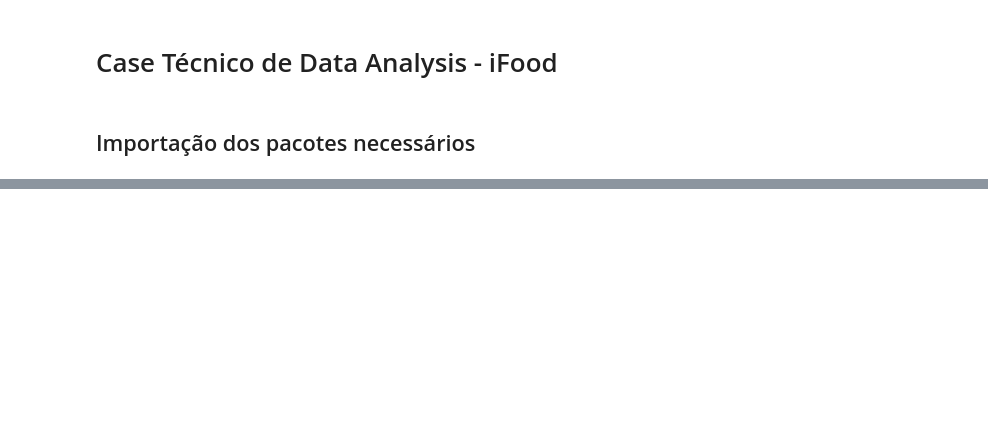
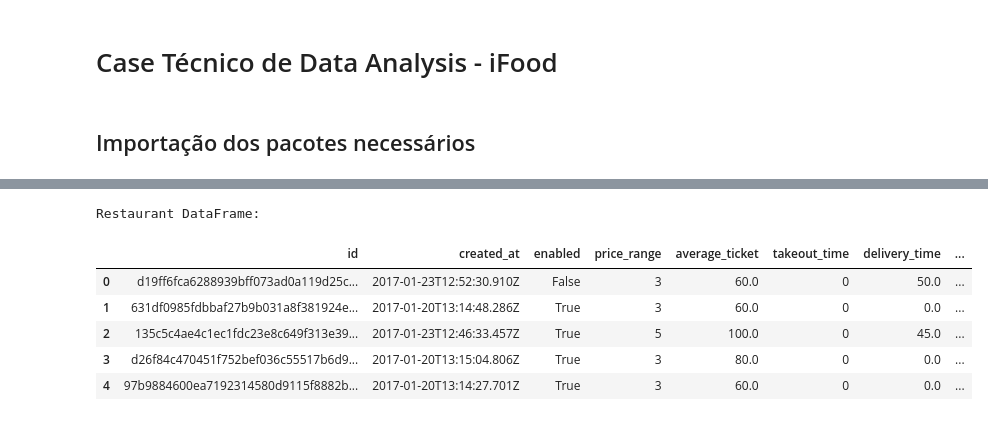
Before and after one commit to italostatonato/case_tec_data, a Jupyter notebook: etl_v1.ipynb, the cells around one changed output, grey strips where cells are left out. Drawn from its saved outputs; the diff is of its cells as text; code cells hidden in the pictures; blank space fills up the shorter version.

```diff
--- a/etl_v1.ipynb
+++ b/etl_v1.ipynb
@@ -8,3 +15,16 @@ import json
 import awscli
 import boto3
 import pandas as pd
+import pyspark as ps
+from pyspark.sql import SparkSession
+import requests
+import os
+import tarfile
+import findspark
+import spark
+from pyspark.sql import SQLContext
+import gzip
+import json
+import pandas as pd
+import os
+pd.options.display.float_format = '{:.2f}'.format  #Essa linha foi adicionada posteriormente para formatar os números com duas casas decimais e tirar notações científicas
@@ -60,0 +128,20 @@ KeyboardInterrupt:
+# %%
+# Importando restaurant
+
+# Caminho para o arquivo CSV compactado
+caminho_restaurant = r"C:\Users\Ítalo\Desktop\Estudos\case_tec_data\dados_ifood\restaurant.csv.gz"
+
+# Lê o arquivo CSV compactado com pandas
+df_restaurant = pd.read_csv(caminho_restaurant, compression='gzip')
+
+# Exibe as primeiras linhas
+print("Restaurant DataFrame:")
+df_restaurant.head()
+# %% [output]
+Restaurant DataFrame:
+|  | id | created_at | enabled | price_range | average_ticket | takeout_time | delivery_time | ... |
+| 0 | d19ff6fca6288939bff073ad0a119d25c... | 2017-01-23T12:52:30.910Z | False | 3 | 60.0 | 0 | 50.0 | ... |
+| 1 | 631df0985fdbbaf27b9b031a8f381924e... | 2017-01-20T13:14:48.286Z | True | 3 | 60.0 | 0 | 0.0 | ... |
+| 2 | 135c5c4ae4c1ec1fdc23e8c649f313e39... | 2017-01-23T12:46:33.457Z | True | 5 | 100.0 | 0 | 45.0 | ... |
+| 3 | d26f84c470451f752bef036c55517b6d9... | 2017-01-20T13:15:04.806Z | True | 3 | 80.0 | 0 | 0.0 | ... |
+| 4 | 97b9884600ea7192314580d9115f8882b... | 2017-01-20T13:14:27.701Z | True | 3 | 60.0 | 0 | 0.0 | ... |
```
Also changed, not shown: parts of 22 cells of this notebook.
